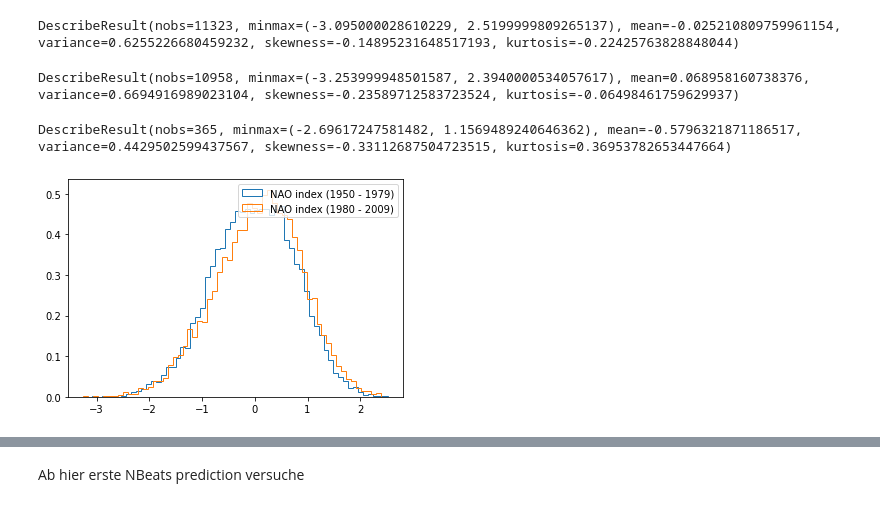
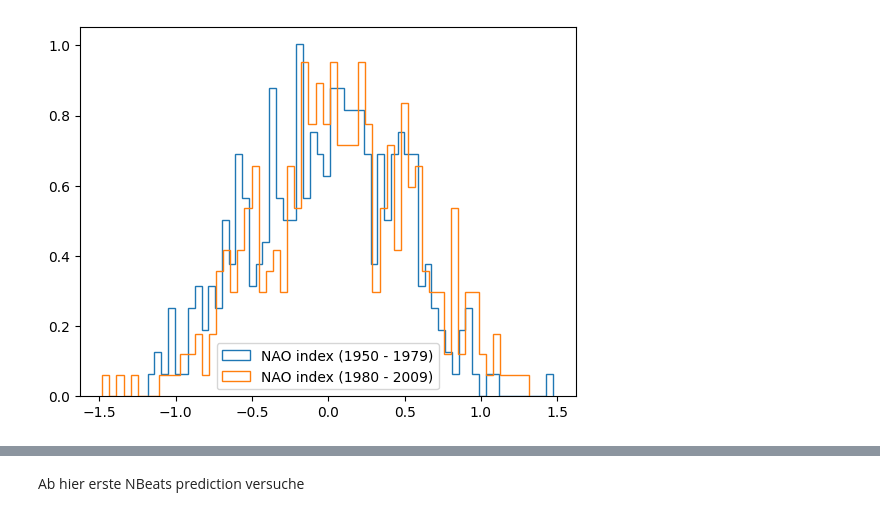
Before and after one commit to LudwigMeder/Time-Series-Prediction-of-the-NAO, a Jupyter notebook: development/NAO_NBeats_first_try.ipynb, the cells around one changed output, grey strips where cells are left out. Cells and saved outputs as stored; diff of their text form; code cells hidden in the pictures.

Commit message:
changed data to monthly, trained on 200 epochs

```diff
--- a/development/NAO_NBeats_first_try.ipynb
+++ b/development/NAO_NBeats_first_try.ipynb
@@ -5,4 +7,4 @@ import matplotlib.pyplot as plt
 import scipy.stats as st
 import statsmodels.api as sm
 # %%
-NAO_df = pd.read_csv("/norm.daily.nao.cdas.z500.19500101_current.csv")
+NAO_df = pd.read_csv("norm.daily.nao.cdas.z500.19500101_current.csv")
@@ -42,0 +79,3 @@ NAO_df['monthly_mean'] = monthly_mean_broadcasted
+# %%
+Monthly_NAO_df = NAO_df.groupby([NAO_df.index.year, NAO_df.index.month]).first()
+print(Monthly_NAO_df)
@@ -42,0 +98,3 @@ NAO_df['monthly_mean'] = monthly_mean_broadcasted
+# %%
+Monthly_NAO_df.drop(columns=['nao_index_cdas'], inplace=True)
+print(Monthly_NAO_df)
@@ -42,0 +117,15 @@ NAO_df['monthly_mean'] = monthly_mean_broadcasted
+# %%
+# Reset index to turn index (year, month) into regular columns
+Monthly_NAO_df_reset = Monthly_NAO_df.reset_index()
+
+# Create 'date' column by combining 'year' and 'month' columns
+Monthly_NAO_df_reset['date'] = pd.to_datetime(Monthly_NAO_df_reset[['year', 'month']].assign(day=1))
+
+# Set 'date' column as index
+Monthly_NAO_df_reset.set_index('date', inplace=True)
+
+# Drop 'year' and 'month' columns if needed
+Monthly_NAO_df_reset.drop(['year', 'month'], axis=1, inplace=True)
+
+# Now, you have 'date' as the index
+print(Monthly_NAO_df_reset.head())
@@ -83,20 +149,8 @@ plt.show()
-# %%
-st.describe(NAO_df["nao_index_cdas"]["1950":"1980"])
-# %% [output]
-DescribeResult(nobs=11323, minmax=(-3.095000028610229, 2.5199999809265137), mean=-0.025210809759961154, variance=0.6255226680459232, skewness=-0.14895231648517193, kurtosis=-0.22425763828848044)
-# %%
-st.describe(NAO_df["nao_index_cdas"]["1980":"2009"])
-# %% [output]
-DescribeResult(nobs=10958, minmax=(-3.253999948501587, 2.3940000534057617), mean=0.068958160738376, variance=0.6694916989023104, skewness=-0.23589712583723524, kurtosis=-0.06498461759629937)
-# %%
-st.describe(NAO_df["nao_index_cdas"]["2010"])
-# %% [output]
-DescribeResult(nobs=365, minmax=(-2.69617247581482, 1.1569489240646362), mean=-0.5796321871186517, variance=0.4429502599437567, skewness=-0.33112687504723515, kurtosis=0.36953782653447664)
 # %%
-plt.hist(NAO_df["nao_index_cdas"]["1950":"1979"],bins=60,histtype="step",density=True,label="NAO index (1950 - 1979)")
-plt.hist(NAO_df["nao_index_cdas"]["1980":"2009"],bins=60,histtype="step",density=True,label="NAO index (1980 - 2009)")
+plt.hist(Monthly_NAO_df_reset["monthly_mean"]["1950":"1979"],bins=60,histtype="step",density=True,label="NAO index (1950 - 1979)")
+plt.hist(Monthly_NAO_df_reset["monthly_mean"]["1980":"2009"],bins=60,histtype="step",density=True,label="NAO index (1980 - 2009)")
 #plt.hist(NAO_df["nao_index_cdas"]["2010":],bins=60,histtype="step",density=True,label="NAO index (2010 - 2024(May))")
 plt.legend()
 plt.show()
 # %% [output]
-[figure, old version]
+[figure, new version]
```
Also changed, not shown: parts of 35 cells of this notebook.
